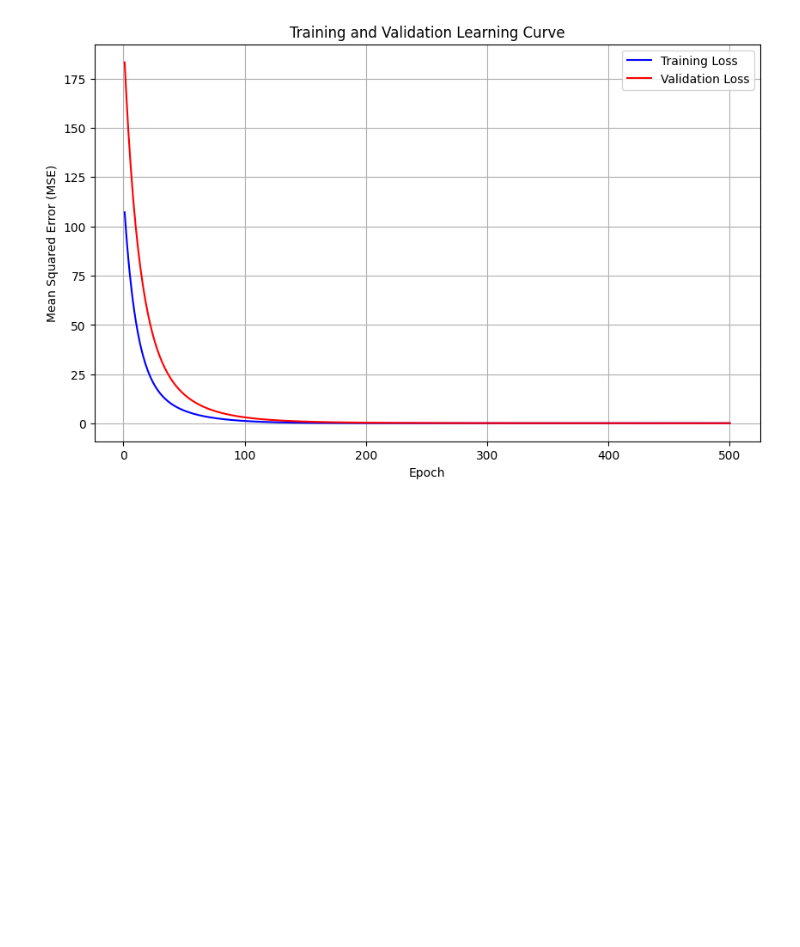
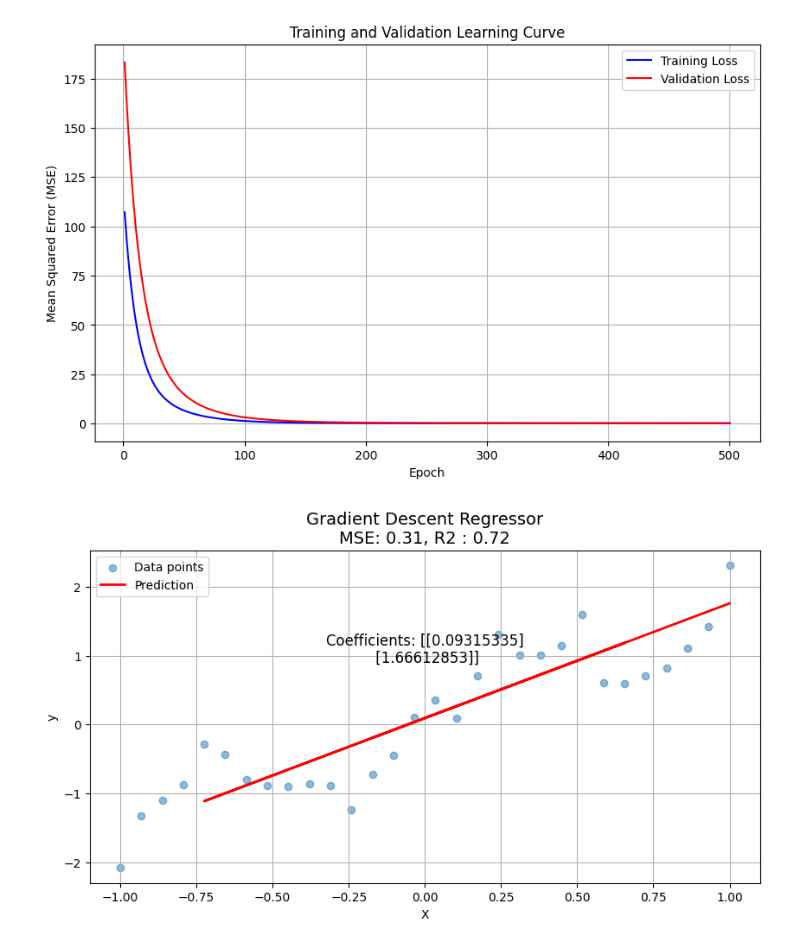
Before and after one commit to talDoFlemis/dory, a Jupyter notebook: lista_01/artificial1d.ipynb, the cells around one changed output. Cells and saved outputs as stored; diff of their text form; code cells hidden in the pictures; blank space fills up the shorter version.

```diff
--- a/lista_01/artificial1d.ipynb
+++ b/lista_01/artificial1d.ipynb
@@ -121,3 +121,21 @@ plt.grid(True)
 plt.show()
 # %% [output]
 [figure]
+# %%
+# Plot results
+plt.figure(figsize=(10, 5))
+plt.scatter(X, y, label="Data points")
+plt.plot(X_test, y_pred, "r-", linewidth=2, label="Prediction")
+plt.xlabel("X")
+plt.ylabel("y")
+
+mse = mean_squared_error(y_test, y_pred)
+r2 = r2_score(y_test, y_pred)
+plt.title(f"Gradient Descent Regressor\nMSE: {mse:.2f}, R2 : {r2:.2f}", fontsize=14)
+plt.text(0.0, 0.9, f'Coefficients: {gd.weights_}',fontsize=12, horizontalalignment='center')
+
+plt.legend()
+plt.grid(True)
+plt.show()
+# %% [output]
+[figure, added]
```
